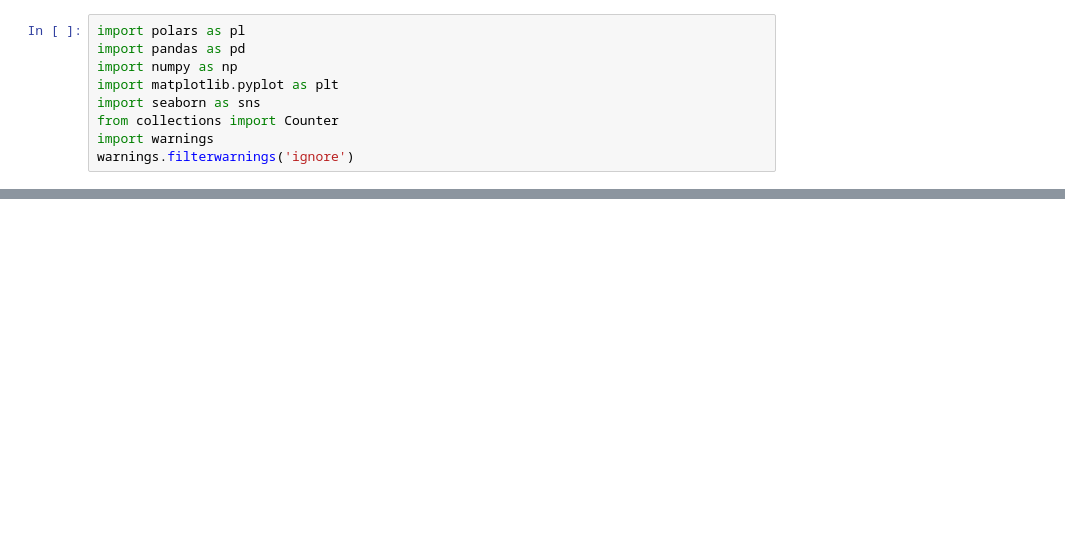
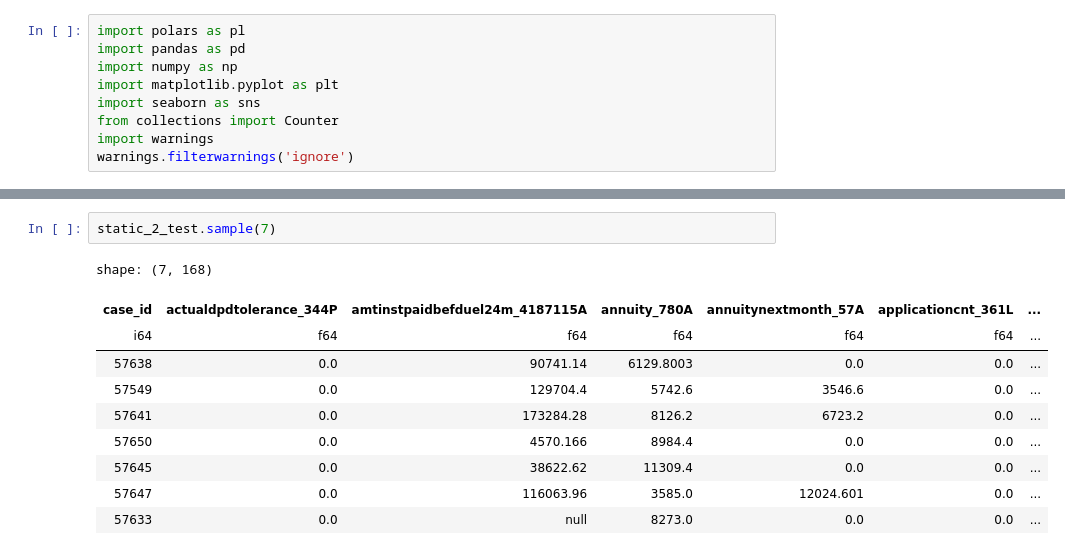
Before and after one commit to Hassan-ElBanna/Loan-Default-Prediction-Risk-Analysis, a Jupyter notebook: 1_Data_Exploratoin.ipynb, the cells around one changed output, grey strips where cells are left out. Saved outputs shown, nothing was run; the diff lists cells and outputs as text; blank space fills up the shorter version.

```diff
--- a/1_Data_Exploratoin.ipynb
+++ b/1_Data_Exploratoin.ipynb
@@ -131,0 +502,13 @@ Static cb duplicates =  0
+# %%
+static_2_test.sample(7)
+# %% [output]
+shape: (7, 168)
+| case_id | actualdpdtolerance_344P | amtinstpaidbefduel24m_4187115A | annuity_780A | annuitynextmonth_57A | applicationcnt_361L | ... |
+| i64 | f64 | f64 | f64 | f64 | f64 | ... |
+| 57638 | 0.0 | 90741.14 | 6129.8003 | 0.0 | 0.0 | ... |
+| 57549 | 0.0 | 129704.4 | 5742.6 | 3546.6 | 0.0 | ... |
+| 57641 | 0.0 | 173284.28 | 8126.2 | 6723.2 | 0.0 | ... |
+| 57650 | 0.0 | 4570.166 | 8984.4 | 0.0 | 0.0 | ... |
+| 57645 | 0.0 | 38622.62 | 11309.4 | 0.0 | 0.0 | ... |
+| 57647 | 0.0 | 116063.96 | 3585.0 | 12024.601 | 0.0 | ... |
+| 57633 | 0.0 | null | 8273.0 | 0.0 | 0.0 | ... |
```
Also changed, not shown: parts of 32 cells of this notebook.
